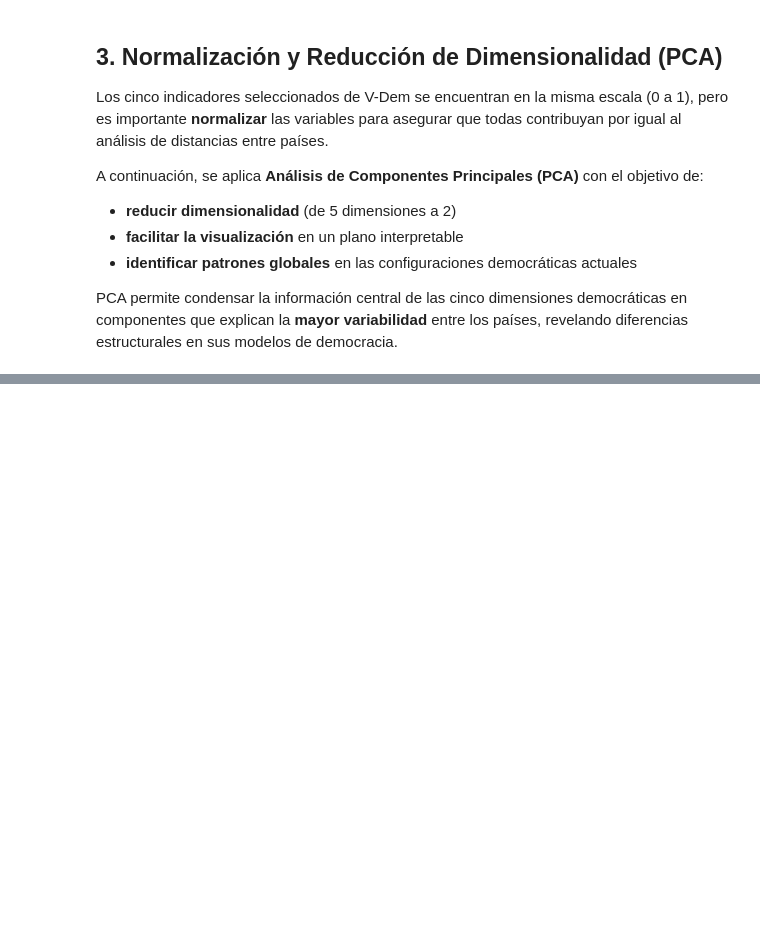
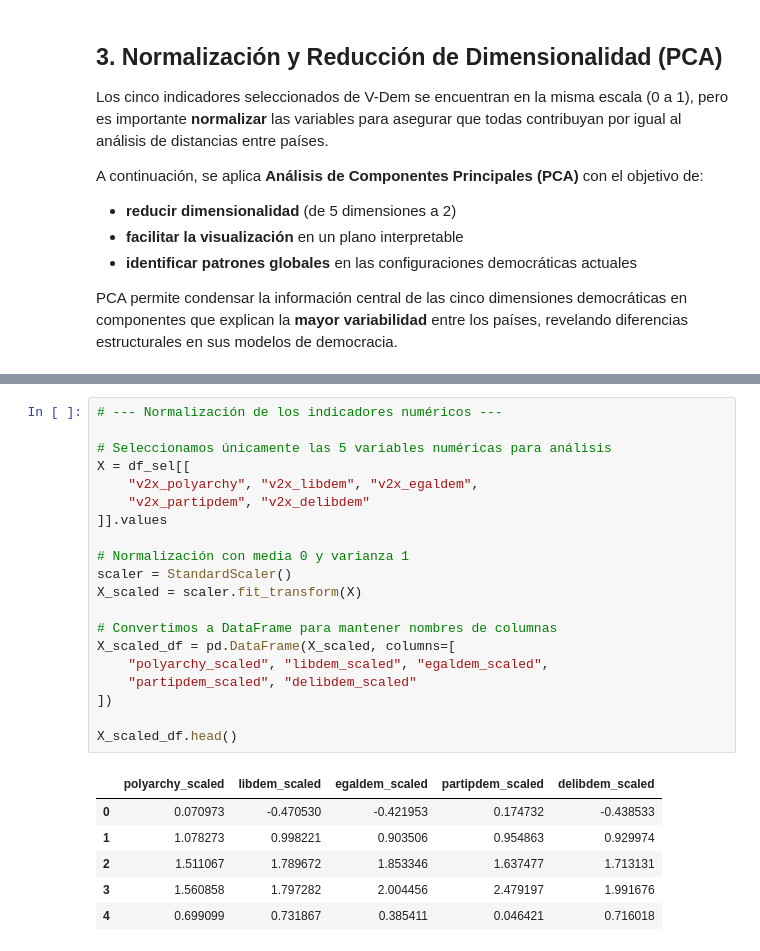
Before and after one commit to fernandezelias/VDem_Democracy_Clustering, a Jupyter notebook: notebooks/01_exploracion.ipynb, the cells around one changed output, grey strips where cells are left out. Cells and saved outputs as stored; diff of their text form; blank space fills up the shorter version.

```diff
--- a/notebooks/01_exploracion.ipynb
+++ b/notebooks/01_exploracion.ipynb
@@ -273,0 +284,27 @@ modelos de democracia.
+# %%
+# --- Normalización de los indicadores numéricos ---
+
+# Seleccionamos únicamente las 5 variables numéricas para análisis
+X = df_sel[[
+    "v2x_polyarchy", "v2x_libdem", "v2x_egaldem",
+    "v2x_partipdem", "v2x_delibdem"
+]].values
+
+# Normalización con media 0 y varianza 1
+scaler = StandardScaler()
+X_scaled = scaler.fit_transform(X)
+
+# Convertimos a DataFrame para mantener nombres de columnas
+X_scaled_df = pd.DataFrame(X_scaled, columns=[
+    "polyarchy_scaled", "libdem_scaled", "egaldem_scaled",
+    "partipdem_scaled", "delibdem_scaled"
+])
+
+X_scaled_df.head()
+# %% [output]
+|  | polyarchy_scaled | libdem_scaled | egaldem_scaled | partipdem_scaled | delibdem_scaled |
+| 0 | 0.070973 | -0.470530 | -0.421953 | 0.174732 | -0.438533 |
+| 1 | 1.078273 | 0.998221 | 0.903506 | 0.954863 | 0.929974 |
+| 2 | 1.511067 | 1.789672 | 1.853346 | 1.637477 | 1.713131 |
+| 3 | 1.560858 | 1.797282 | 2.004456 | 2.479197 | 1.991676 |
+| 4 | 0.699099 | 0.731867 | 0.385411 | 0.046421 | 0.716018 |
```
Also changed, not shown: parts of 10 cells of this notebook.
